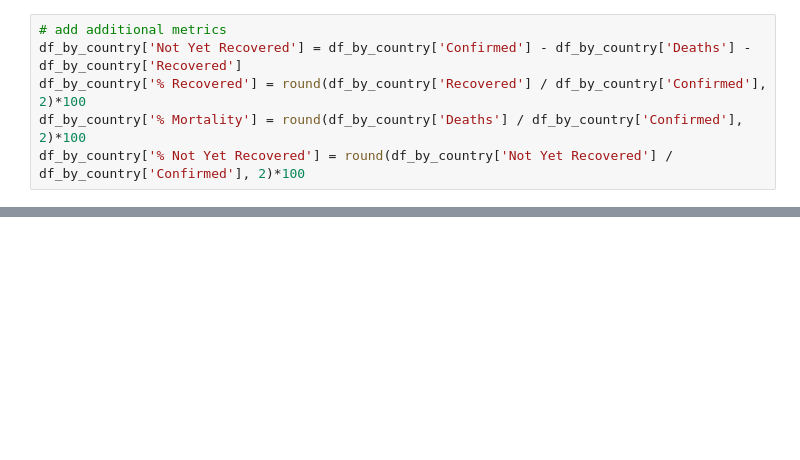
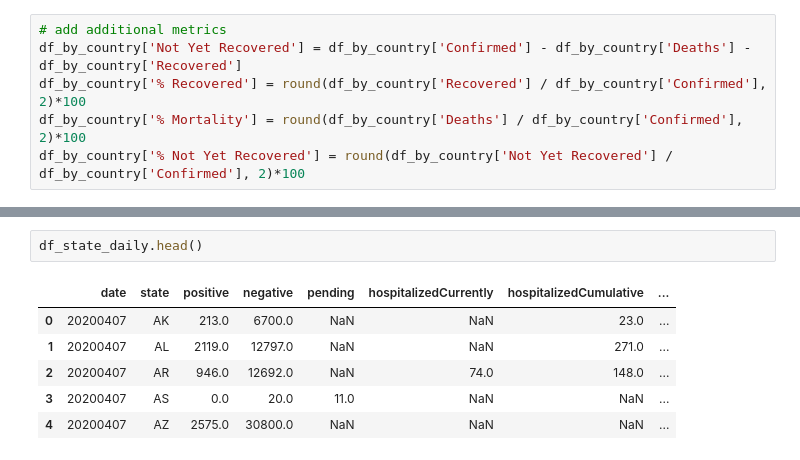
Before and after one commit to superaja/covid19, a Jupyter notebook: covid19.ipynb, the cells around one changed output, grey strips where cells are left out. Drawn from its saved outputs; the diff is of its cells as text; blank space fills up the shorter version.

```diff
--- a/covid19.ipynb
+++ b/covid19.ipynb
@@ -321,0 +335,9 @@ def rate_calc(y):
+# %%
+df_state_daily.head()
+# %% [output]
+|  | date | state | positive | negative | pending | hospitalizedCurrently | hospitalizedCumulative | ... |
+| 0 | 20200407 | AK | 213.0 | 6700.0 | NaN | NaN | 23.0 | ... |
+| 1 | 20200407 | AL | 2119.0 | 12797.0 | NaN | NaN | 271.0 | ... |
+| 2 | 20200407 | AR | 946.0 | 12692.0 | NaN | 74.0 | 148.0 | ... |
+| 3 | 20200407 | AS | 0.0 | 20.0 | 11.0 | NaN | NaN | ... |
+| 4 | 20200407 | AZ | 2575.0 | 30800.0 | NaN | NaN | NaN | ... |
```
Also changed, not shown: parts of 35 cells of this notebook.
